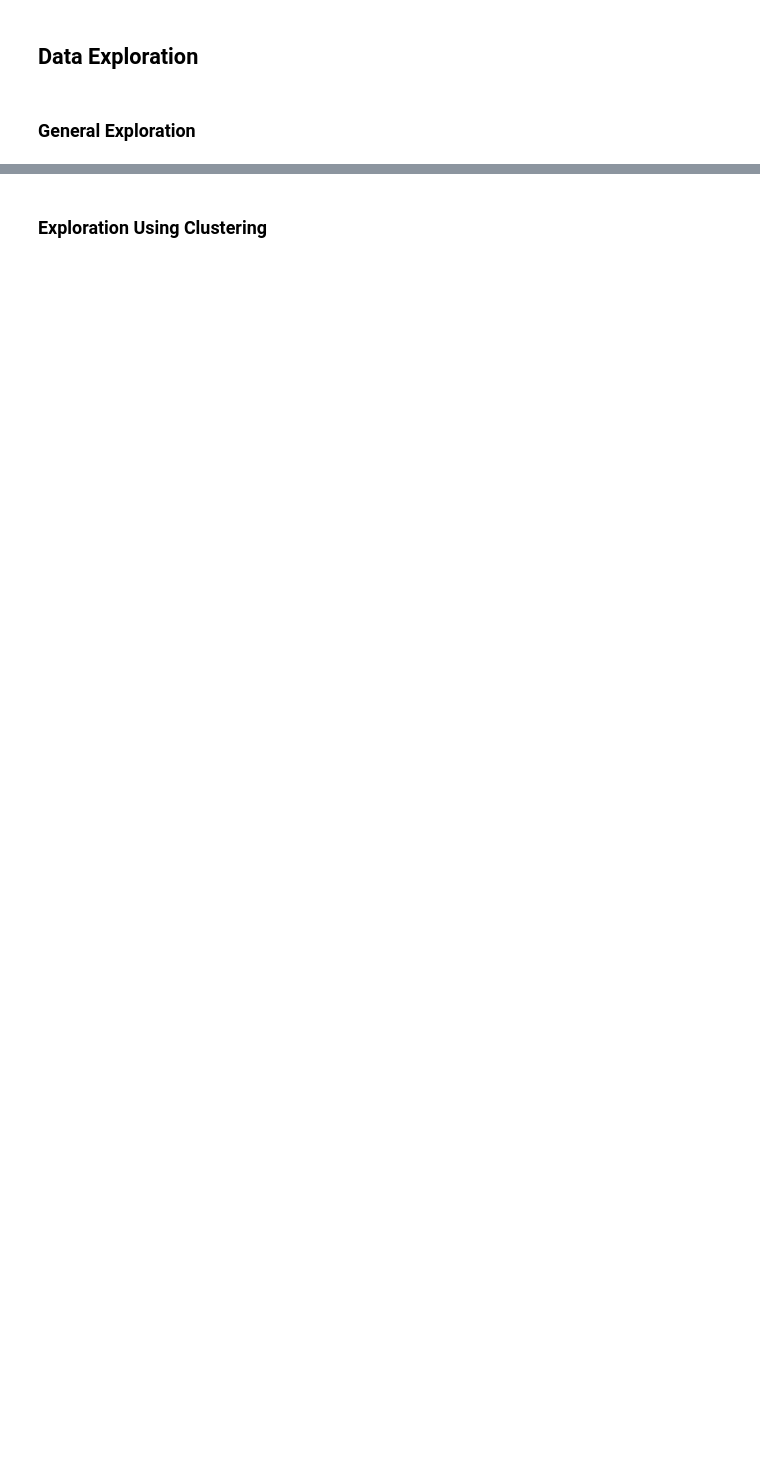
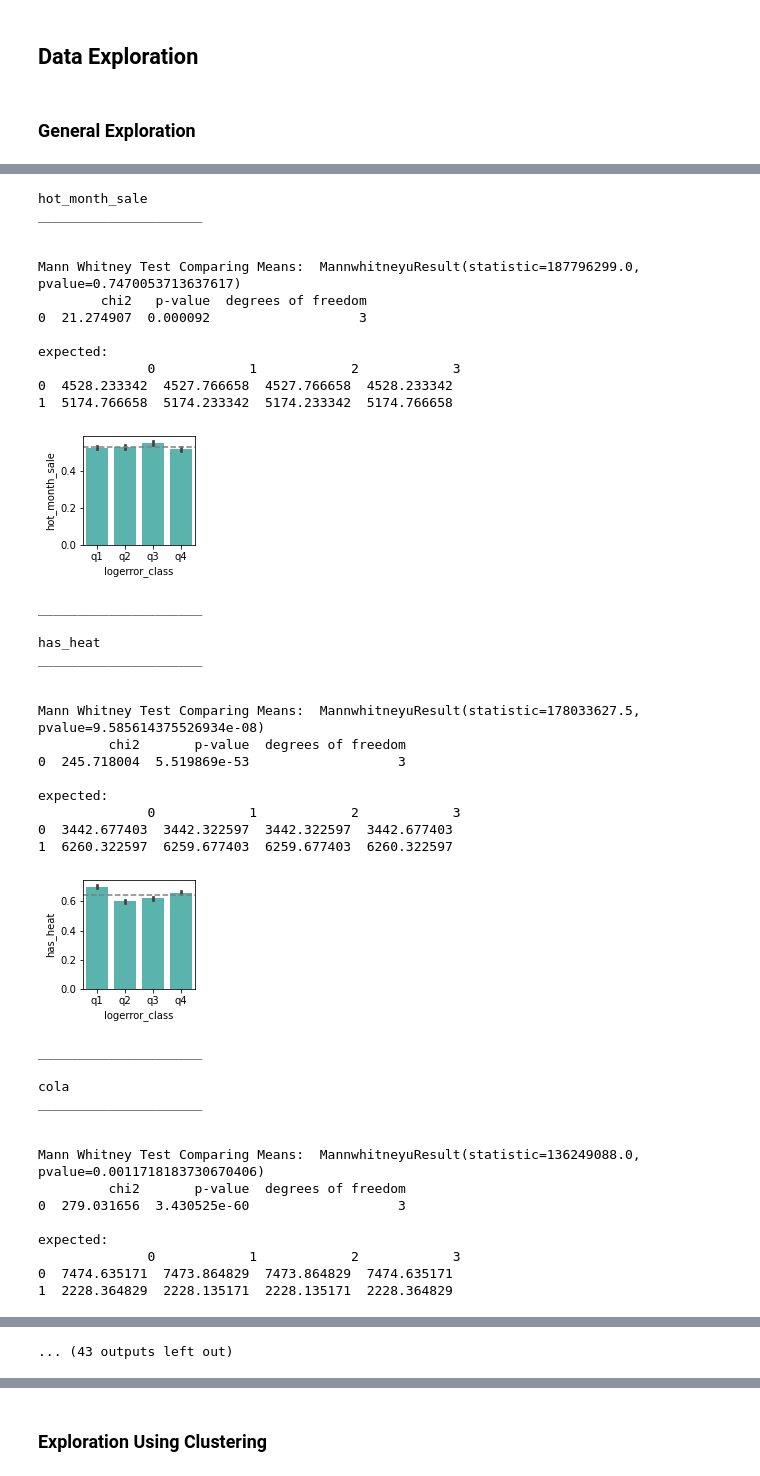
Before and after one commit to Gabriela-and-Justin/Zillow-Clustering-Project, a Jupyter notebook: Final_Report_Zillow.ipynb, the cells around one changed output, grey strips where cells are left out. Saved outputs shown, nothing was run; the diff lists cells and outputs as text; code cells hidden in the pictures; blank space fills up the shorter version.

```diff
--- a/Final_Report_Zillow.ipynb
+++ b/Final_Report_Zillow.ipynb
@@ -137,0 +229,45 @@ df.head(1)
+# %%
+explore.explore_bivariate(train, categorical_target, continuous_target, binary_vars, quant_vars)
+# %% [output]
+hot_month_sale
+_____________________
+
+
+Mann Whitney Test Comparing Means:  MannwhitneyuResult(statistic=187796299.0, pvalue=0.7470053713637617)
+        chi2   p-value  degrees of freedom
+0  21.274907  0.000092                   3
+
+expected:
+              0            1            2            3
+0  4528.233342  4527.766658  4527.766658  4528.233342
+1  5174.766658  5174.233342  5174.233342  5174.766658
+[figure, added]
+_____________________
+
+has_heat
+_____________________
+
+
+Mann Whitney Test Comparing Means:  MannwhitneyuResult(statistic=178033627.5, pvalue=9.585614375526934e-08)
+         chi2       p-value  degrees of freedom
+0  245.718004  5.519869e-53                   3
+
+expected:
+              0            1            2            3
+0  3442.677403  3442.322597  3442.322597  3442.677403
+1  6260.322597  6259.677403  6259.677403  6260.322597
+[figure, added]
+_____________________
+
+cola
+_____________________
+
+
+Mann Whitney Test Comparing Means:  MannwhitneyuResult(statistic=136249088.0, pvalue=0.0011718183730670406)
+         chi2       p-value  degrees of freedom
+0  279.031656  3.430525e-60                   3
+
+expected:
+              0            1            2            3
+0  7474.635171  7473.864829  7473.864829  7474.635171
+1  2228.364829  2228.135171  2228.135171  2228.364829
@@ -137,0 +320 @@ df.head(1)
+... (43 outputs left out)
```
Also changed, not shown: parts of 35 cells of this notebook.
